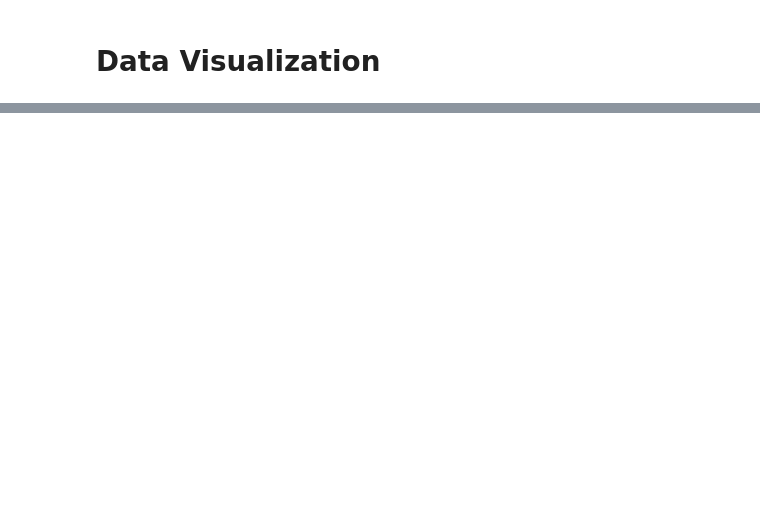
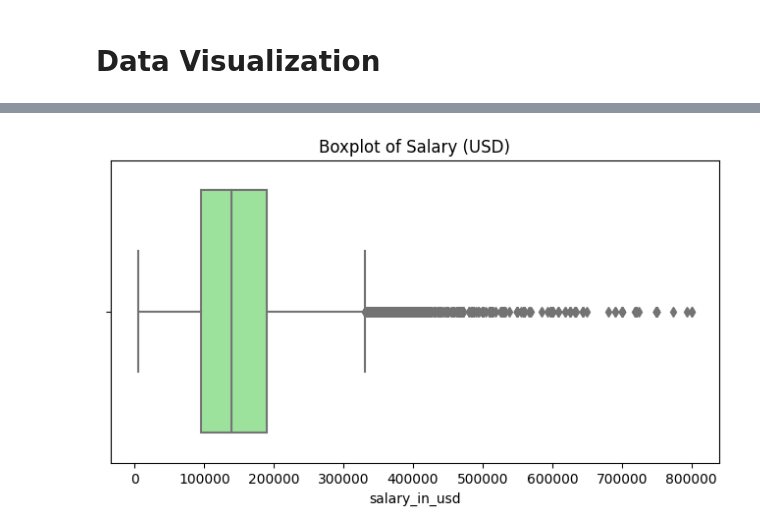
Before and after one commit to ByteMeRadi/Salary-Prediction-System-for-Data-Science-Careers, a Jupyter notebook: salary-prediction-system-for-data-science-careers.ipynb, the cells around one changed output, grey strips where cells are left out. Drawn from its saved outputs; the diff is of its cells as text; code cells hidden in the pictures; blank space fills up the shorter version.

```diff
--- a/salary-prediction-system-for-data-science-careers.ipynb
+++ b/salary-prediction-system-for-data-science-careers.ipynb
@@ -191,0 +290,7 @@ Name: count, dtype: int64
+# %%
+plt.figure(figsize=(8,4))
+sns.boxplot(x=df['salary_in_usd'], color='lightgreen')
+plt.title("Boxplot of Salary (USD)")
+plt.show()
+# %% [output]
+[figure, added]
```
Also changed, not shown: parts of 22 cells of this notebook.
